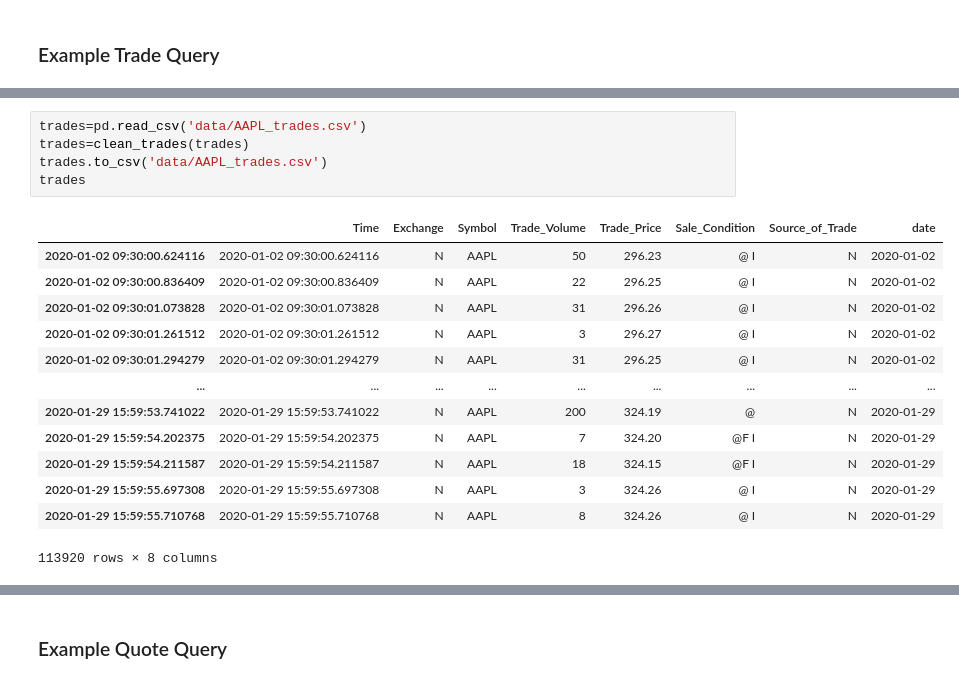
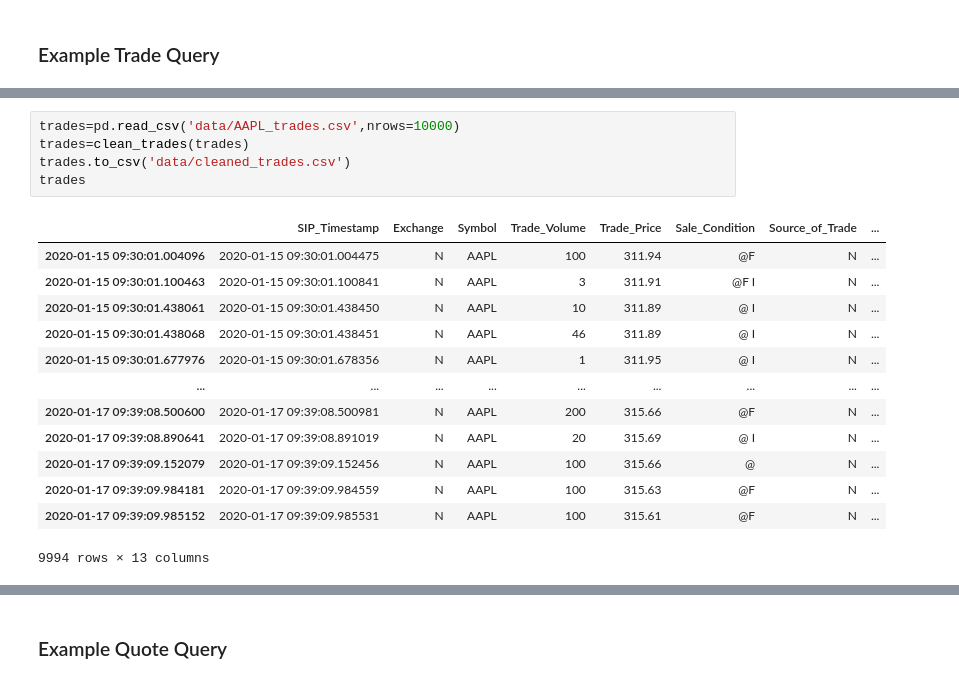
Before and after one commit to AMS-QF/TAQ-Data, a Jupyter notebook: Example_Data_NB.ipynb, the cells around one changed output, grey strips where cells are left out. Drawn from its saved outputs; the diff is of its cells as text.

```diff
--- a/Example_Data_NB.ipynb
+++ b/Example_Data_NB.ipynb
@@ -53,24 +53,24 @@ Trade Query for N AAPL 2020-01-01 2020-01-30
 INFO:paramiko.transport:Authentication (password) successful!
 INFO:paramiko.transport.sftp:[chan 1] Opened sftp connection (server version 3)
 # %%
-trades=pd.read_csv('data/AAPL_trades.csv')
+trades=pd.read_csv('data/AAPL_trades.csv',nrows=10000)
 trades=clean_trades(trades)
-trades.to_csv('data/AAPL_trades.csv')
+trades.to_csv('data/cleaned_trades.csv')
 trades
 # %% [output]
-|  | Time | Exchange | Symbol | Trade_Volume | Trade_Price | Sale_Condition | Source_of_Trade | date |
-| 2020-01-02 09:30:00.624116 | 2020-01-02 09:30:00.624116 | N | AAPL | 50 | 296.23 | @ I | N | 2020-01-02 |
-| 2020-01-02 09:30:00.836409 | 2020-01-02 09:30:00.836409 | N | AAPL | 22 | 296.25 | @ I | N | 2020-01-02 |
-| 2020-01-02 09:30:01.073828 | 2020-01-02 09:30:01.073828 | N | AAPL | 31 | 296.26 | @ I | N | 2020-01-02 |
-| 2020-01-02 09:30:01.261512 | 2020-01-02 09:30:01.261512 | N | AAPL | 3 | 296.27 | @ I | N | 2020-01-02 |
-| 2020-01-02 09:30:01.294279 | 2020-01-02 09:30:01.294279 | N | AAPL | 31 | 296.25 | @ I | N | 2020-01-02 |
+|  | SIP_Timestamp | Exchange | Symbol | Trade_Volume | Trade_Price | Sale_Condition | Source_of_Trade | ... |
+| 2020-01-15 09:30:01.004096 | 2020-01-15 09:30:01.004475 | N | AAPL | 100 | 311.94 | @F | N | ... |
+| 2020-01-15 09:30:01.100463 | 2020-01-15 09:30:01.100841 | N | AAPL | 3 | 311.91 | @F I | N | ... |
+| 2020-01-15 09:30:01.438061 | 2020-01-15 09:30:01.438450 | N | AAPL | 10 | 311.89 | @ I | N | ... |
+| 2020-01-15 09:30:01.438068 | 2020-01-15 09:30:01.438451 | N | AAPL | 46 | 311.89 | @ I | N | ... |
+| 2020-01-15 09:30:01.677976 | 2020-01-15 09:30:01.678356 | N | AAPL | 1 | 311.95 | @ I | N | ... |
 | ... | ... | ... | ... | ... | ... | ... | ... | ... |
-| 2020-01-29 15:59:53.741022 | 2020-01-29 15:59:53.741022 | N | AAPL | 200 | 324.19 | @ | N | 2020-01-29 |
-| 2020-01-29 15:59:54.202375 | 2020-01-29 15:59:54.202375 | N | AAPL | 7 | 324.20 | @F I | N | 2020-01-29 |
-| 2020-01-29 15:59:54.211587 | 2020-01-29 15:59:54.211587 | N | AAPL | 18 | 324.15 | @F I | N | 2020-01-29 |
-| 2020-01-29 15:59:55.697308 | 2020-01-29 15:59:55.697308 | N | AAPL | 3 | 324.26 | @ I | N | 2020-01-29 |
-| 2020-01-29 15:59:55.710768 | 2020-01-29 15:59:55.710768 | N | AAPL | 8 | 324.26 | @ I | N | 2020-01-29 |
+| 2020-01-17 09:39:08.500600 | 2020-01-17 09:39:08.500981 | N | AAPL | 200 | 315.66 | @F | N | ... |
+| 2020-01-17 09:39:08.890641 | 2020-01-17 09:39:08.891019 | N | AAPL | 20 | 315.69 | @ I | N | ... |
+| 2020-01-17 09:39:09.152079 | 2020-01-17 09:39:09.152456 | N | AAPL | 100 | 315.66 | @ | N | ... |
+| 2020-01-17 09:39:09.984181 | 2020-01-17 09:39:09.984559 | N | AAPL | 100 | 315.63 | @F | N | ... |
+| 2020-01-17 09:39:09.985152 | 2020-01-17 09:39:09.985531 | N | AAPL | 100 | 315.61 | @F | N | ... |
-113920 rows × 8 columns
+9994 rows × 13 columns
 # %%
 plt.plot(trades['Trade_Price'])
 # %% [output]
```
Also changed, not shown: parts of 5 cells of this notebook, 1 other file.
